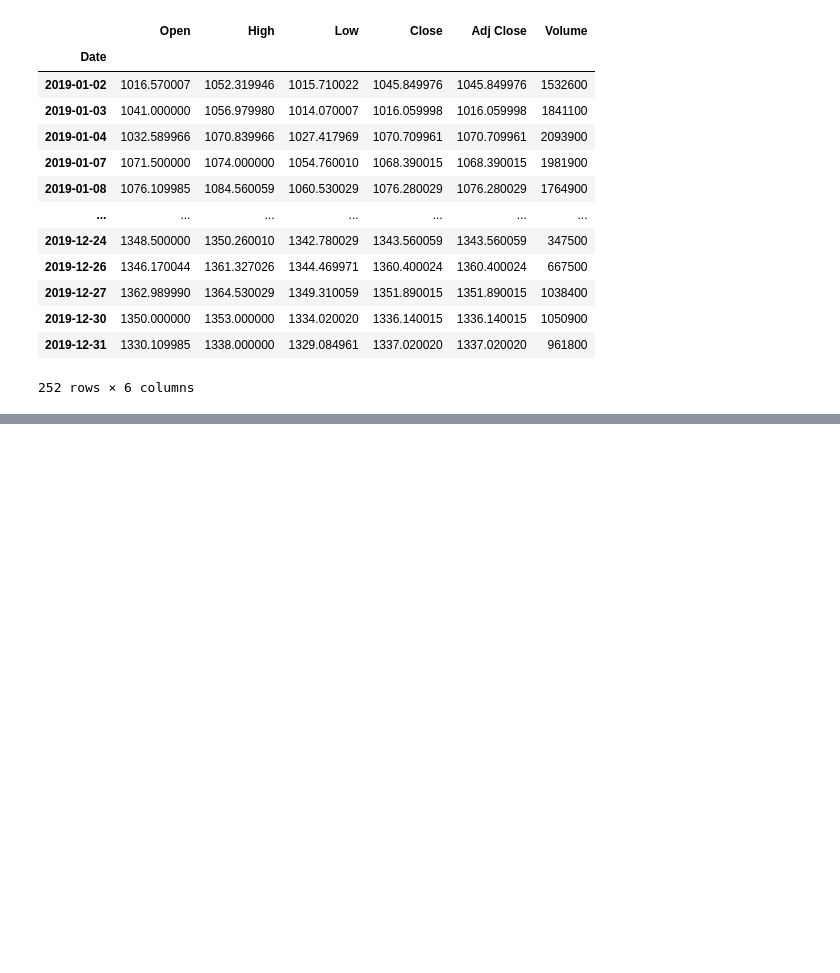
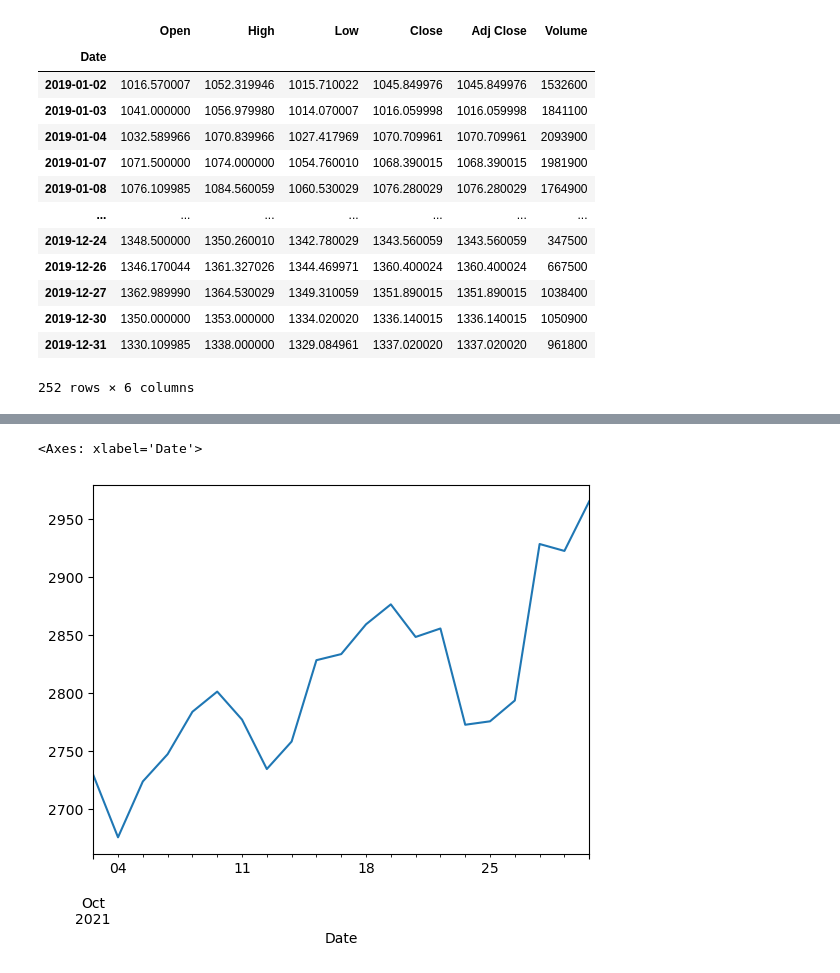
Before and after one commit to VidyanandYadav/Data-science-Journey, a Jupyter notebook: Time_Series_analysis.ipynb, the cells around one changed output, grey strips where cells are left out. Saved outputs shown, nothing was run; the diff lists cells and outputs as text; code cells hidden in the pictures; blank space fills up the shorter version.

```diff
--- a/Time_Series_analysis.ipynb
+++ b/Time_Series_analysis.ipynb
@@ -227,0 +303,6 @@ google.loc['2019']
+# %%
+# monthly trend
+google.loc['2021-10']['Close'].plot()
+# %% [output]
+<Axes: xlabel='Date'>
+[figure, added]
```
Also changed, not shown: parts of 31 cells of this notebook.
